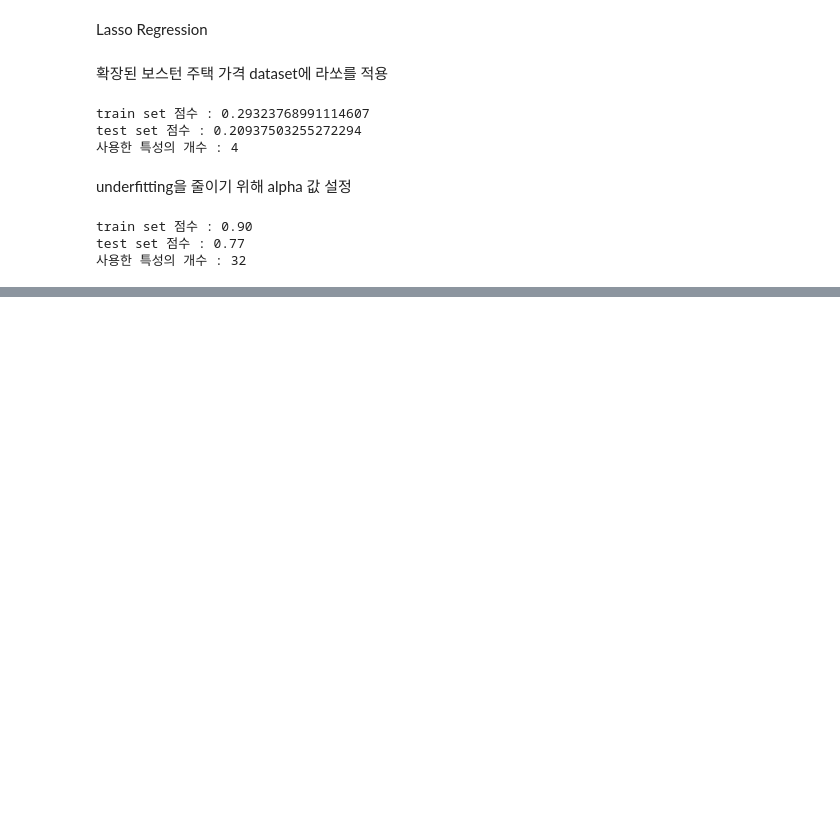
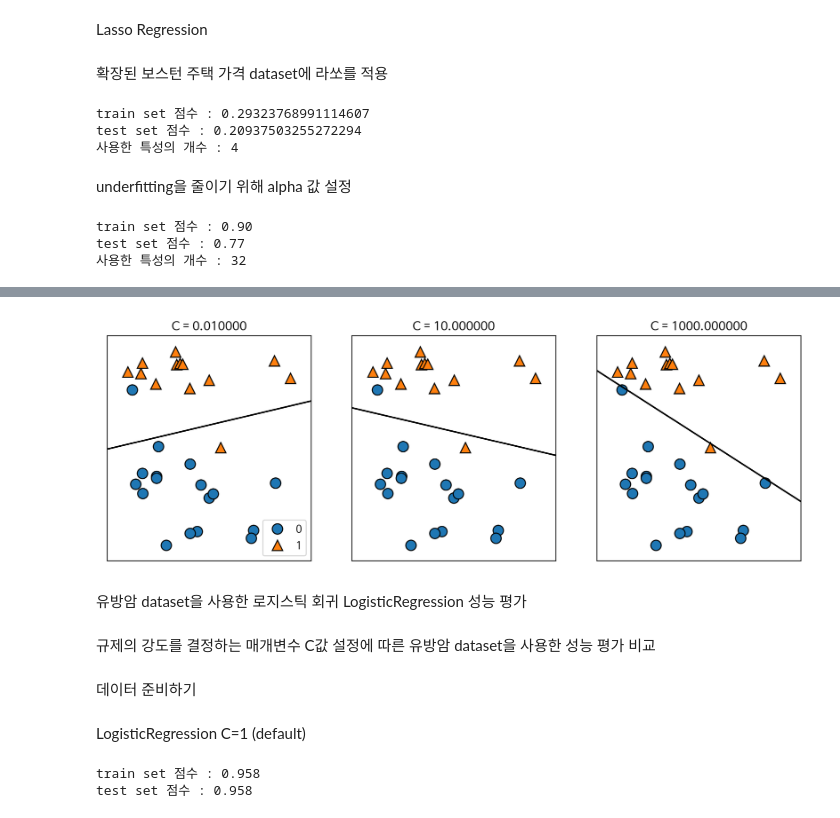
Before and after one commit to Chromis07/dataStudy, a Jupyter notebook: ML/지도학습(supervised_learning)_분류와_회귀(2).ipynb, the cells around one changed output, grey strips where cells are left out. Saved outputs shown, nothing was run; the diff lists cells and outputs as text; code cells hidden in the pictures; blank space fills up the shorter version.

```diff
--- a/ML/지도학습(supervised_learning)_분류와_회귀(2).ipynb
+++ b/ML/지도학습(supervised_learning)_분류와_회귀(2).ipynb
@@ -479,0 +506,12 @@ test set 점수 : 0.77
+# %%
+# C의 값이 낮을 수록 규제 높음
+# C의 값이 높을 수록 규제 낮음
+mglearn.plots.plot_linear_svc_regularization()
+# %% [output]
+[figure, added]
+# %% [markdown]
+유방암 dataset을 사용한 로지스틱 회귀 LogisticRegression 성능 평가
+# %% [markdown]
+규제의 강도를 결정하는 매개변수 C값 설정에 따른 유방암 dataset을 사용한 성능 평가 비교
+# %% [markdown]
+데이터 준비하기
@@ -479,0 +525,12 @@ test set 점수 : 0.77
+# %% [markdown]
+LogisticRegression C=1 (default)
+# %%
+from sklearn.linear_model import LogisticRegression
+
+logreg = LogisticRegression(max_iter=5000).fit(X_train, y_train) # 규제 C=1
+
+print(f"train set 점수 : {logreg.score(X_train, y_train):.3f}")
+print(f"test set 점수 : {logreg.score(X_test, y_test):.3f}")
+# %% [output]
+train set 점수 : 0.958
+test set 점수 : 0.958
```
Also changed, not shown: parts of 13 cells of this notebook.
